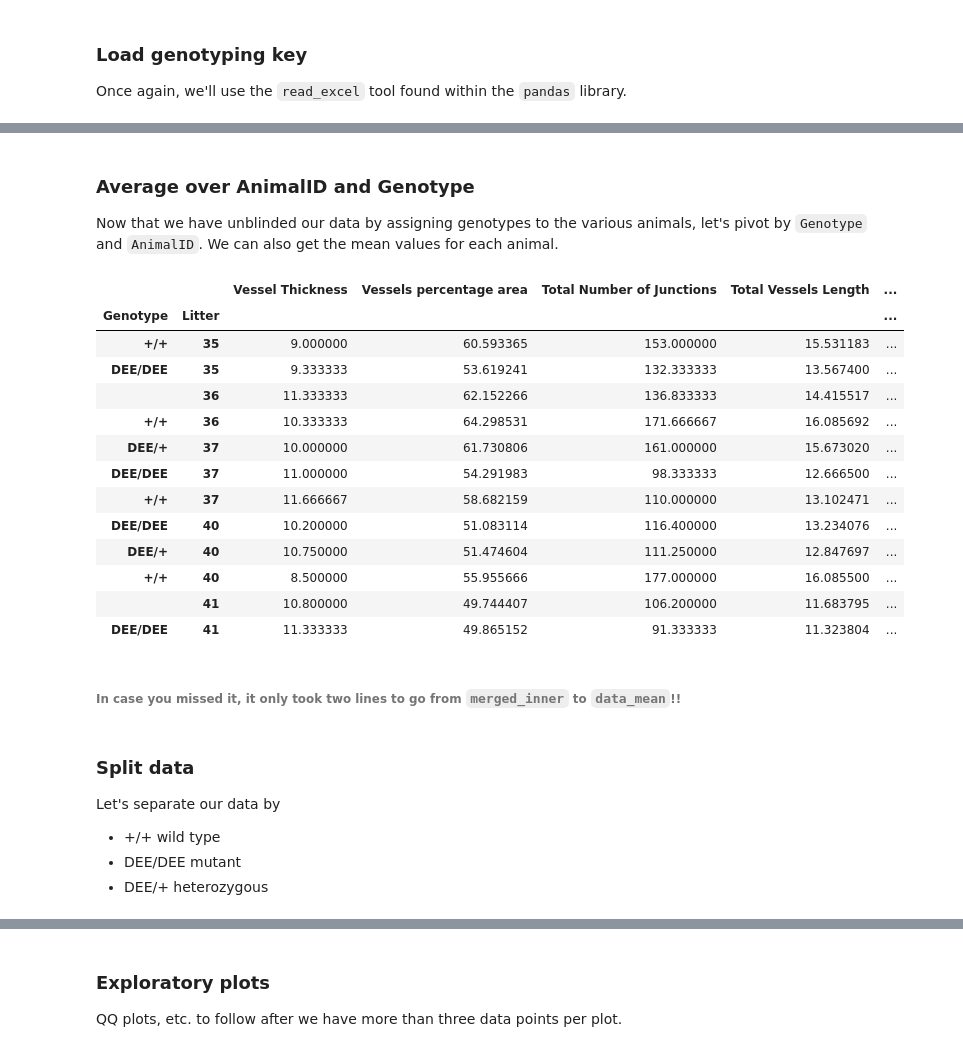
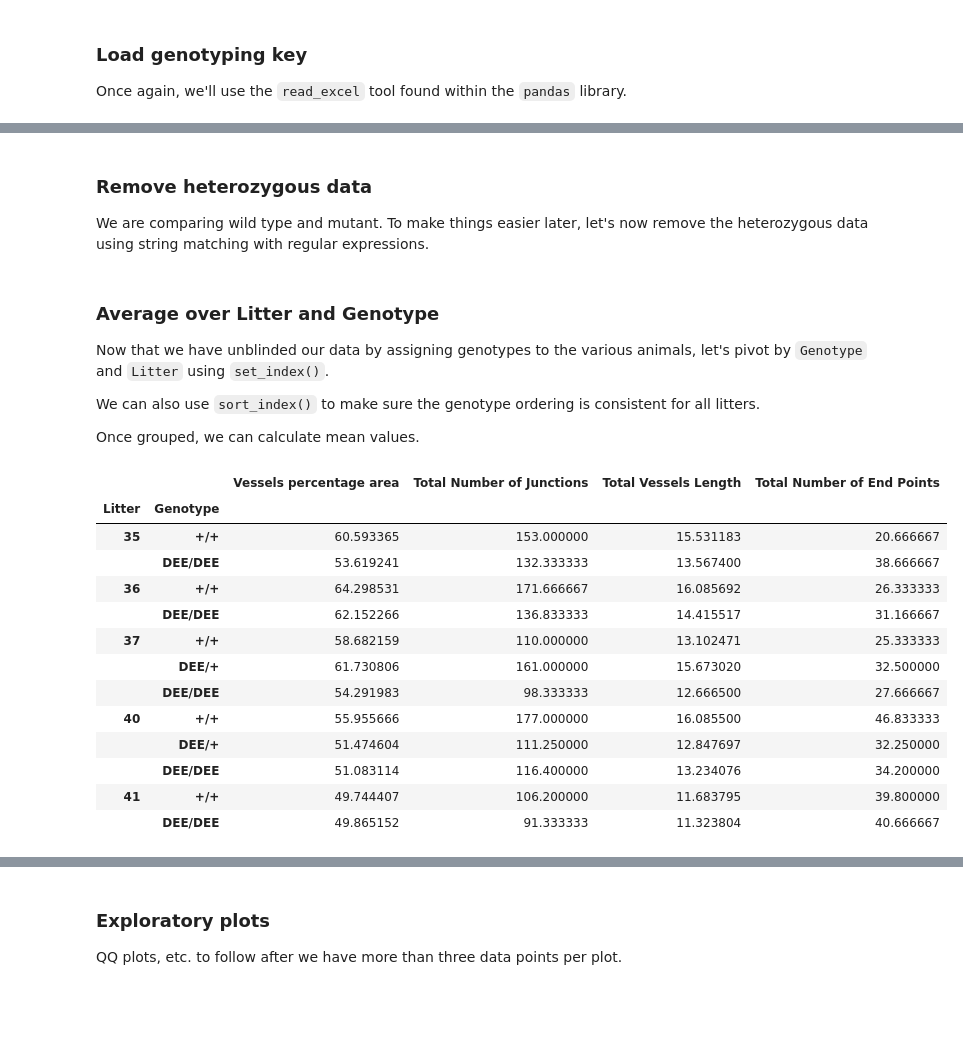
Before and after one commit to MixedIndentations/Angiogenesis-Density, a Jupyter notebook: RetinalCells-PairedTtest.ipynb, the cells around one changed output, grey strips where cells are left out. Saved outputs shown, nothing was run; the diff lists cells and outputs as text; code cells hidden in the pictures; blank space fills up the shorter version.

```diff
--- a/RetinalCellsWithAngioTool.ipynb
+++ b/RetinalCells-PairedTtest.ipynb
@@ -125,8 +98,18 @@ We'll merge the two dataframes by using the `merge` function from the `pandas` l
 
 We can also drop unneeded columns such as `Image Name`, `ID`, and the duplicated `Litter_y`.
 # %%
-merged_inner = pd.merge(left = data, right = key, how = 'inner',
-                        left_on = 'AnimalID', right_on = 'AnimalID')
-
+merged_inner = pd.merge(left = data, right = key,
+                        how = 'inner',
+                        left_on = 'AnimalID',
+                        right_on = 'AnimalID'
+                       )
+## Drop unneeded columns
 merged_inner.drop('Litter_y', axis = 1, inplace = True)
 merged_inner.drop('ID', axis = 1, inplace = True)
+merged_inner.drop('Image Name', axis = 1, inplace = True)
+merged_inner.drop('Vessel Thickness', axis = 1, inplace = True)
+
+merged_inner.rename(columns = {'Litter_x':'Litter'},
+                    inplace = True)
+## Show first five observations
+merged_inner
@@ -133,4 +133,0 @@ merged_inner.drop('ID', axis = 1, inplace = True)
-# %%
-merged_inner.rename(columns = {'Litter_x':'Litter'},inplace=True)
-merged_inner.drop('Image Name', axis = 1, inplace = True)
-merged_inner
@@ -154,0 +134,4 @@ merged_inner
+# %% [markdown]
+### Remove heterozygous data
+
+We are comparing wild type and mutant. To make things easier later, let's now remove the heterozygous data using string matching with regular expressions.
@@ -155,31 +144,29 @@ merged_inner
 # %% [markdown]
-### Average over AnimalID and Genotype
-Now that we have unblinded our data by assigning genotypes to the various animals, let's pivot by `Genotype` and `AnimalID`.
-We can also get the mean values for each animal.
+### Average over Litter and Genotype
+Now that we have unblinded our data by assigning genotypes to the various animals, let's pivot by `Genotype` and `Litter` using `set_index()`.
+
+We can also use `sort_index()` to make sure the genotype ordering is consistent for all litters.
+
+Once grouped, we can calculate mean values.
 # %%
-pivoteddata = merged_inner.set_index(['Genotype', 'Litter'])
-data_mean = pivoteddata.mean(level=['Genotype', 'Litter'])
+data_mean = (merged_inner
+             .set_index(['Litter', 'Genotype']) # pivot
+             .sort_index(level = ['Litter', 'Genotype'])
+             .mean(level = ['Litter', 'Genotype'])
+            )
 data_mean
 # %% [output]
-|  |  | Vessel Thickness | Vessels percentage area | Total Number of Junctions | Total Vessels Length | ... |
-| Genotype | Litter |  |  |  |  | ... |
-| +/+ | 35 | 9.000000 | 60.593365 | 153.000000 | 15.531183 | ... |
-| DEE/DEE | 35 | 9.333333 | 53.619241 | 132.333333 | 13.567400 | ... |
-|  | 36 | 11.333333 | 62.152266 | 136.833333 | 14.415517 | ... |
-| +/+ | 36 | 10.333333 | 64.298531 | 171.666667 | 16.085692 | ... |
-| DEE/+ | 37 | 10.000000 | 61.730806 | 161.000000 | 15.673020 | ... |
-| DEE/DEE | 37 | 11.000000 | 54.291983 | 98.333333 | 12.666500 | ... |
-| +/+ | 37 | 11.666667 | 58.682159 | 110.000000 | 13.102471 | ... |
-| DEE/DEE | 40 | 10.200000 | 51.083114 | 116.400000 | 13.234076 | ... |
-| DEE/+ | 40 | 10.750000 | 51.474604 | 111.250000 | 12.847697 | ... |
-| +/+ | 40 | 8.500000 | 55.955666 | 177.000000 | 16.085500 | ... |
-|  | 41 | 10.800000 | 49.744407 | 106.200000 | 11.683795 | ... |
-| DEE/DEE | 41 | 11.333333 | 49.865152 | 91.333333 | 11.323804 | ... |
+|  |  | Vessels percentage area | Total Number of Junctions | Total Vessels Length | Total Number of End Points |
+| Litter | Genotype |  |  |  |  |
+| 35 | +/+ | 60.593365 | 153.000000 | 15.531183 | 20.666667 |
+|  | DEE/DEE | 53.619241 | 132.333333 | 13.567400 | 38.666667 |
+| 36 | +/+ | 64.298531 | 171.666667 | 16.085692 | 26.333333 |
+|  | DEE/DEE | 62.152266 | 136.833333 | 14.415517 | 31.166667 |
+| 37 | +/+ | 58.682159 | 110.000000 | 13.102471 | 25.333333 |
+|  | DEE/+ | 61.730806 | 161.000000 | 15.673020 | 32.500000 |
+|  | DEE/DEE | 54.291983 | 98.333333 | 12.666500 | 27.666667 |
+| 40 | +/+ | 55.955666 | 177.000000 | 16.085500 | 46.833333 |
+|  | DEE/+ | 51.474604 | 111.250000 | 12.847697 | 32.250000 |
+|  | DEE/DEE | 51.083114 | 116.400000 | 13.234076 | 34.200000 |
+| 41 | +/+ | 49.744407 | 106.200000 | 11.683795 | 39.800000 |
+|  | DEE/DEE | 49.865152 | 91.333333 | 11.323804 | 40.666667 |
-# %% [markdown]
-###### In case you missed it, it only took two lines to go from `merged_inner` to `data_mean`!!
-# %% [markdown]
-### Split data
-Let's separate our data by
-- +/+ wild type
-- DEE/DEE mutant
-- DEE/+ heterozygous
```
Also changed, not shown: parts of 41 cells of this notebook.
